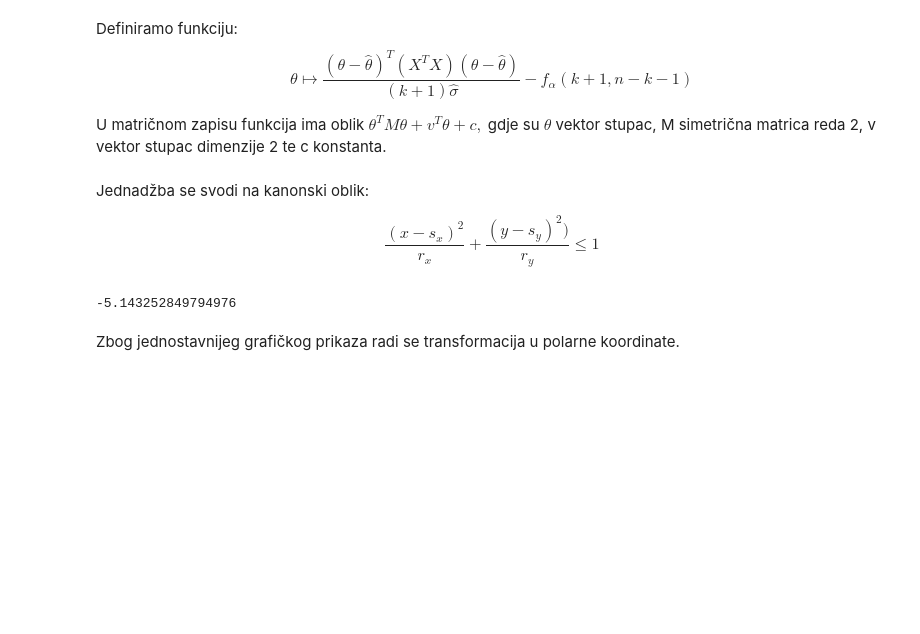
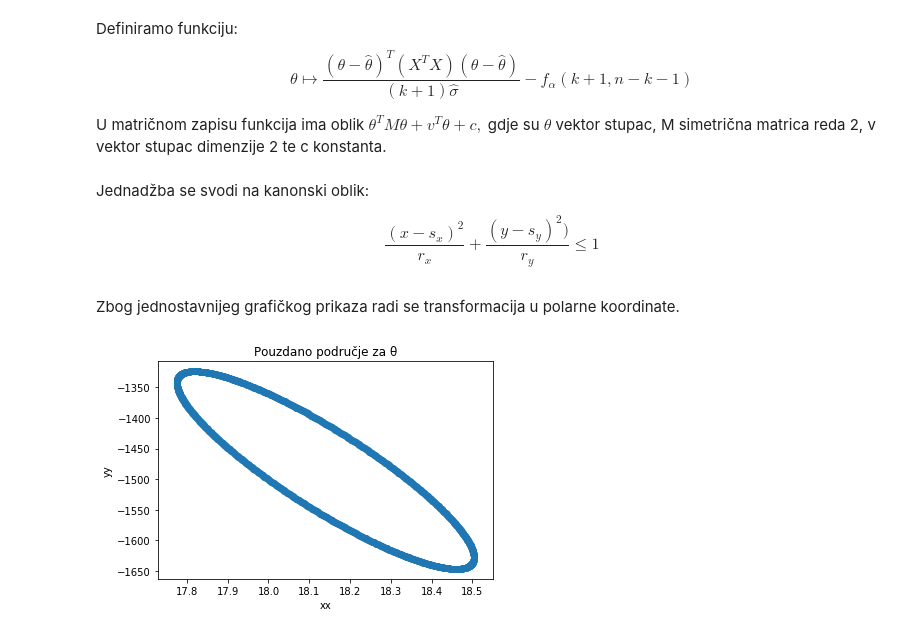
Before and after one commit to pevlaic/Softver, a Jupyter notebook: Petra_MS1.ipynb, the cells around one changed output. Drawn from its saved outputs; the diff is of its cells as text; code cells hidden in the pictures; blank space fills up the shorter version.

```diff
--- a/Petra_MS1.ipynb
+++ b/Petra_MS1.ipynb
@@ -284,26 +272,19 @@ Jednadžba se svodi na kanonski oblik:
 
 $$\frac{(x-s_{x})^{2}}{r_{x}}+\frac{(y-s_{y})^{2})}{r_{y}}\leq 1$$
 # %%
-#potrebno prepraviti rezultate, zamijenjene koordinate, pogreska u jednom racunu
-sv=linalg.eig(M)
-Msv=sv[0] #tocno
-vektori=sv[1] #tocno
+sv=la.eig(M)
+Msv=sv[0]
+vektori=sv[1]
 
-vc=np.dot(np.transpose(vektori),v)
+vc=vektori.T @ v
 
-A=np.dot(np.dot(np.transpose(vektori),M),vektori)
-sx=vc[1]/(2*A[1][1])
-sy=vc[0]/(2*A[0][0])
+A=vektori.T @ M @ vektori
+sx=-vc[0]/(2*A[0,0])
+sy=-vc[1]/(2*A[1,1])
 
-pom=c-A[1][1]*(sx**2)-A[0][0]*(sy**2)
-pom #tocan rez, ali zamijenjeno je u A
+pom=c-A[0,0]*(sx**2)-A[1,1]*(sy**2)
 
-#rx=sqrt(-pom/A[1][1])
-#rx #tocno
-
-#ry=sqrt(-pom/A[0][0])
-#ry #tocno
+rx=np.sqrt(-pom/A[0,0])
+ry=np.sqrt(-pom/A[1,1])
-# %% [output]
--5.143252849794976
 # %% [markdown]
 Zbog jednostavnijeg grafičkog prikaza radi se transformacija u polarne koordinate.
@@ -325,0 +291,19 @@ yy=[]
+# %%
+import math
+theta=np.linspace(start=0,stop=2*math.pi,num=1000)
+
+xx=np.array([])
+yy=np.array([])
+
+xx=vektori[0,0]*(sx+rx*np.cos(theta))+vektori[0,1]*(sy+ry*np.sin(theta))
+
+yy=vektori[1,0]*(sx+rx*np.cos(theta))+vektori[1,1]*(sy+ry*np.sin(theta))
+
+
+plt.scatter(xx,yy)
+plt.title('Pouzdano područje za θ')
+plt.xlabel('xx')
+plt.ylabel('yy')
+plt.show()
+# %% [output]
+[figure, added]
```
Also changed, not shown: parts of 13 cells of this notebook.
